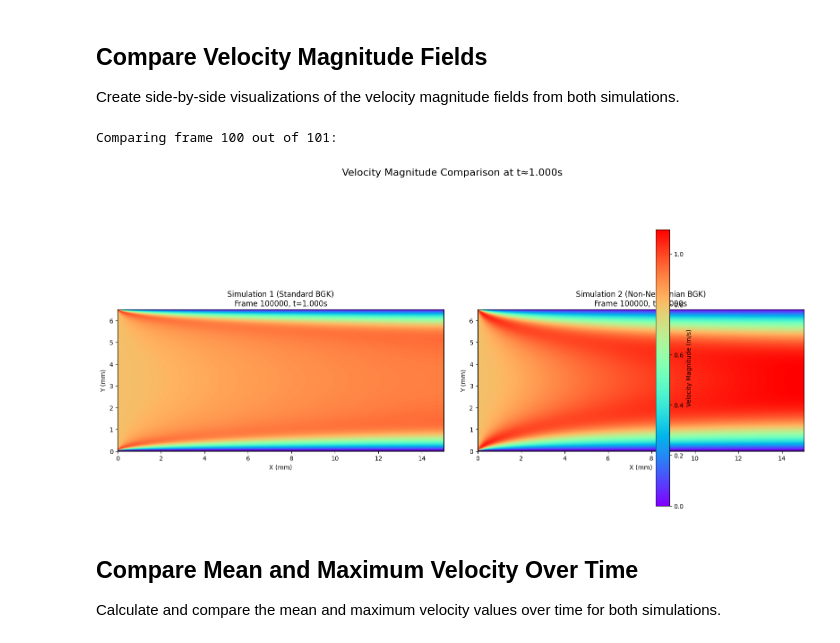
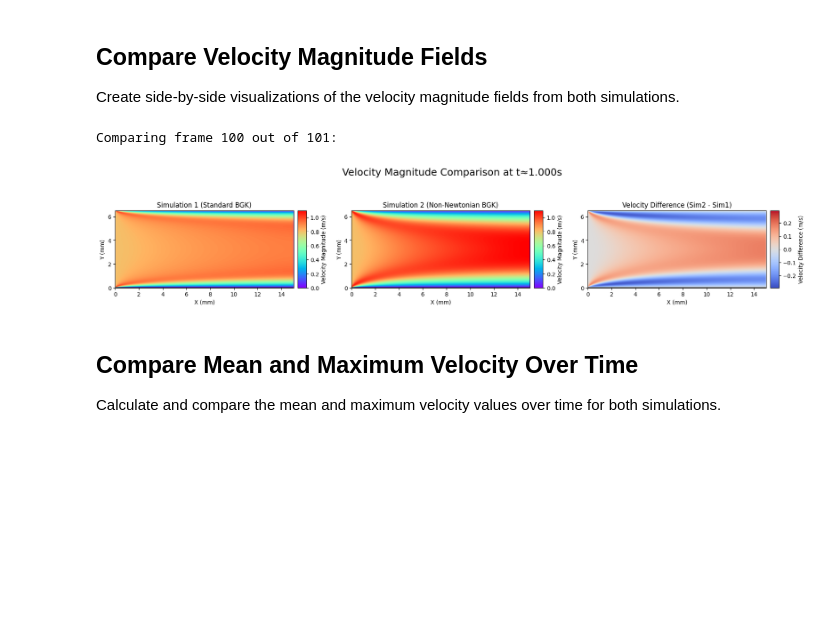
Before and after one commit to DynoAbd786-Uni/dissertation, a Jupyter notebook: visualisation_src/objective_3_visualiser.ipynb, the cells around one changed output. Drawn from its saved outputs; the diff is of its cells as text; code cells hidden in the pictures; blank space fills up the shorter version.

Commit message:
refined required plots

```diff
--- a/visualisation_src/objective_3_visualiser.ipynb
+++ b/visualisation_src/objective_3_visualiser.ipynb
@@ -349,8 +349,15 @@ def compare_velocity_fields(sim1_data, sim2_data, frame_idx=0, use_physical_unit
     time1 = sim1_data['physical_times'][frame_idx]
     time2 = sim2_data['physical_times'][frame_idx]
 
-    # Set up the figure for comparison
-    fig, (ax1, ax2) = plt.subplots(1, 2, figsize=(16, 8))
+    # Set up the figure for comparison (with 3 subplots)
+    fig = plt.figure(figsize=(18, 4))
+    gs = fig.add_gridspec(1, 3, width_ratios=[1, 1, 1])
+    ax1 = fig.add_subplot(gs[0, 0])
+    ax2 = fig.add_subplot(gs[0, 1])
+    ax3 = fig.add_subplot(gs[0, 2])
+
+    # Import needed for figure layout
+    from mpl_toolkits.axes_grid1 import make_axes_locatable
 
     # Calculate physical dimensions for plotting
     ny1, nx1 = vel_field1.shape
@@ -374,7 +381,7 @@ def compare_velocity_fields(sim1_data, sim2_data, frame_idx=0, use_physical_unit
         vel_field2_phys = vel_field2
         vel_unit = "lattice units"
 
-    # Determine common color scale for both plots
+    # Determine common color scale for velocity plots
     vmin = min(vel_field1_phys.min(), vel_field2_phys.min())
     vmax = max(vel_field1_phys.max(), vel_field2_phys.max())
 
@@ -385,7 +392,7 @@ def compare_velocity_fields(sim1_data, sim2_data, frame_idx=0, use_physical_unit
     im1 = ax1.imshow(vel_field1_phys, cmap=cmap, origin='lower',
                     vmin=vmin, vmax=vmax,
                     extent=[0, max(x1_mm), 0, max(y1_mm)])
-    ax1.set_title(f"{sim1_data['label']}\nFrame {frame_num1}, t={time1:.3f}s")
+    ax1.set_title(f"{sim1_data['label']}")
     ax1.set_xlabel('X (mm)')
     ax1.set_ylabel('Y (mm)')
 
@@ -395,48 +402,97 @@ def compare_velocity_fields(sim1_data, sim2_data, frame_idx=0, use_physical_unit
         ax1.contour(np.linspace(0, max(x1_mm), nx1), np.linspace(0, max(y1_mm), ny1),
                    wall_mask1, levels=[0.5], colors='black', linewidths=0.5)
 
+    # Create colorbar for first plot with the same size as the main plot
+    divider1 = make_axes_locatable(ax1)
+    cax1 = divider1.append_axes("right", size="5%", pad=0.1)
+    cbar1 = fig.colorbar(im1, cax=cax1, label=f'Velocity Magnitude ({vel_unit})')
+
     # Plot simulation 2
     im2 = ax2.imshow(vel_field2_phys, cmap=cmap, origin='lower',
                     vmin=vmin, vmax=vmax,
                     extent=[0, max(x2_mm), 0, max(y2_mm)])
-    ax2.set_title(f"{sim2_data['label']}\nFrame {frame_num2}, t={time2:.3f}s")
+    ax2.set_title(f"{sim2_data['label']}")
     ax2.set_xlabel('X (mm)')
     ax2.set_ylabel('Y (mm)')
 
     # Add wall mask overlay for simulation 2 if available
     if 'wall_mask' in sim2_data:
         wall_mask2 = sim2_data['wall_mask'][frame_idx]
         ax2.contour(np.linspace(0, max(x2_mm), nx2), np.linspace(0, max(y2_mm), ny2),
                    wall_mask2, levels=[0.5], colors='black', linewidths=0.5)
 
-    # Add colorbar
-    cbar = fig.colorbar(im1, ax=[ax1, ax2], label=f'Velocity Magnitude ({vel_unit})')
+    # Create colorbar for second plot with the same size as the main plot
+    divider2 = make_axes_locatable(ax2)
+    cax2 = divider2.append_axes("right", size="5%", pad=0.1)
+    cbar2 = fig.colorbar(im2, cax=cax2, label=f'Velocity Magnitude ({vel_unit})')
 
-    # Set the same aspect ratio for both plots
+    # Calculate velocity difference
+    # First ensure both fields are on the same grid using interpolation if needed
+    from scipy.interpolate import RegularGridInterpolator
+
+    # Create interpolator for the second velocity field
+    interp_func = RegularGridInterpolator((y2_mm, x2_mm), vel_field2_phys,
+                                        'linear', False)
+
+    # Create meshgrid for interpolation
+    Y1, X1 = np.meshgrid(y1_mm, x1_mm, indexing='ij')
+    points = np.column_stack((Y1.flatten(), X1.flatten()))
+
+    # Interpolate the second velocity field onto the first grid
+    vel2_interp = interp_func(points).reshape(ny1, nx1)
+
+    # Calculate difference (Sim2 - Sim1)
+    vel_diff = vel2_interp - vel_field1_phys
+
+    # Determine appropriate color scale for difference plot
+    max_diff = max(abs(vel_diff.min()), abs(vel_diff.max()))
+
+    # Plot the difference
+    im3 = ax3.imshow(vel_diff, cmap='coolwarm', origin='lower',
+                    vmin=-max_diff, vmax=max_diff,
+                    extent=[0, max(x1_mm), 0, max(y1_mm)])
+    ax3.set_title(f"Velocity Difference (Sim2 - Sim1)")
+    ax3.set_xlabel('X (mm)')
+    ax3.set_ylabel('Y (mm)')
+
+    # Add wall mask overlay on difference plot if available
+    if 'wall_mask' in sim1_data:
+        ax3.contour(np.linspace(0, max(x1_mm), nx1), np.linspace(0, max(y1_mm), ny1),
+                   wall_mask1, levels=[0.5], colors='black', linewidths=0.5)
+
+    # Add colorbar for difference plot with the same size as the main plot
+    divider3 = make_axes_locatable(ax3)
+    cax3 = divider3.append_axes("right", size="5%", pad=0.1)
+    cbar3 = fig.colorbar(im3, cax=cax3, label=f'Velocity Difference ({vel_unit})')
+
+    # Set the same aspect ratio for all plots
     ax1.set_aspect('equal')
     ax2.set_aspect('equal')
+    ax3.set_aspect('equal')
 
+    # Add figure title and adjust layout
+    plt.suptitle(f"Velocity Magnitude Comparison at t≈{time1:.3f}s", fontsize=18, y=0.98)
     plt.tight_layout()
-    plt.suptitle(f"Velocity Magnitude Comparison at t≈{time1:.3f}s", fontsize=16, y=1.05)
-    plt.subplots_adjust(top=0.9)
+    plt.subplots_adjust(top=0.90)  # Reduce space between title and plots
+
     plt.show()
 
     # Return the fields for further analysis
-    return vel_field1_phys, vel_field2_phys
+    return vel_field1_phys, vel_field2_phys, vel_diff
 
 # Compare velocity fields at a few time points if data is available
 if sim1_loaded and sim2_loaded:
     # Find frames at specific time points (beginning, one-third, two-thirds, end)
     total_frames = min(len(sim1_data['u_magnitude']), len(sim2_data['u_magnitude']))
     # frames_to_compare = [0, total_frames//3, 2*total_frames//3, total_frames-1]
     frames_to_compare = [total_frames-1]
 
     for idx in frames_to_compare:
         print(f"\nComparing frame {idx} out of {total_frames}:")
-        vel1, vel2 = compare_velocity_fields(sim1_data, sim2_data, frame_idx=idx, use_physical_units=True)
+        vel1, vel2, vel_diff = compare_velocity_fields(sim1_data, sim2_data, frame_idx=idx, use_physical_units=True)
 # %% [output]
 Comparing frame 100 out of 101:
-[figure, old version]
+[figure, new version]
 # %% [markdown]
 ## Compare Mean and Maximum Velocity Over Time
 
```
Also changed, not shown: parts of 3 cells of this notebook, 4 other files.
